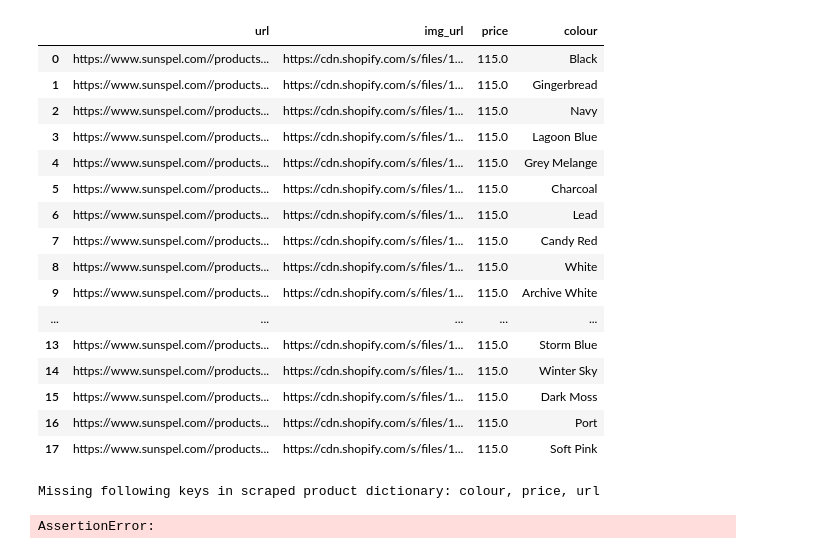
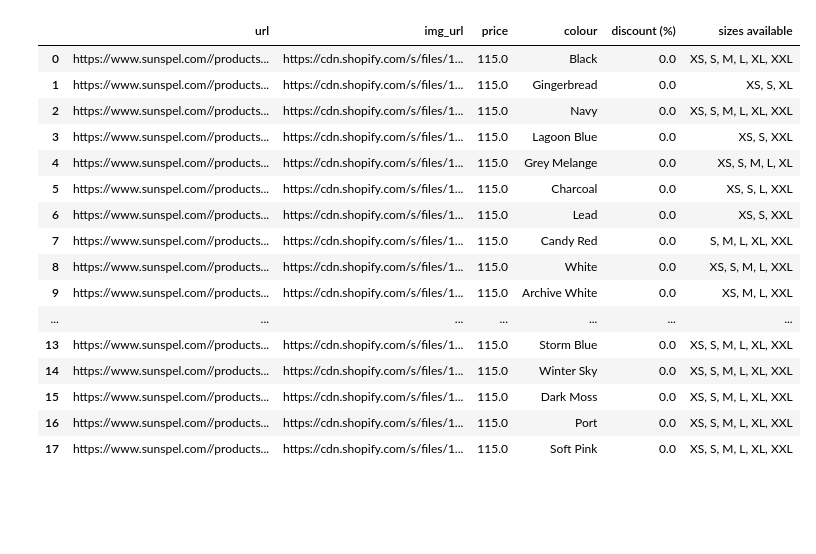
Before and after one commit to Blee1077/sunspel-discount-notifier, a Jupyter notebook: debug.ipynb, the cells around one changed output. Cells and saved outputs as stored; diff of their text form; code cells hidden in the pictures; blank space fills up the shorter version.

Commit message:
Fixed available sizes not being scraped

```diff
--- a/debug.ipynb
+++ b/debug.ipynb
@@ -43,7 +116,14 @@ except Exception as e:
     raise e
 
 try:
-    prod_img_url = ('https:' + product_list[0].find('div', class_='prd-Card_Image').find('div', class_='rsp-Image').find('img', class_='rsp-Image_Image')['src']).split('?')[0]
+    prod_img_url = (
+        'https:' + (
+            product_list[0]
+            .find('div', class_='prd-Card_Image')
+            .find('div', class_='rsp-Image')
+            .find('img', class_='rsp-Image_Image')['src']
+            )
+        ).split('?')[0]
 except Exception as e:
     print("Unable to get product image URL from product HTML, web page has changed.")
     raise e
@@ -151,25 +193,29 @@ def convert_dict_to_dataframe(prod_dict: dict):
-# %%
-convert_dict_to_dataframe(prod_dict)
-# %% [output]
-|  | url | img_url | price | colour |
-| 0 | https://www.sunspel.com//products... | https://cdn.shopify.com/s/files/1... | 115.0 | Black |
-| 1 | https://www.sunspel.com//products... | https://cdn.shopify.com/s/files/1... | 115.0 | Gingerbread |
-| 2 | https://www.sunspel.com//products... | https://cdn.shopify.com/s/files/1... | 115.0 | Navy |
-| 3 | https://www.sunspel.com//products... | https://cdn.shopify.com/s/files/1... | 115.0 | Lagoon Blue |
-| 4 | https://www.sunspel.com//products... | https://cdn.shopify.com/s/files/1... | 115.0 | Grey Melange |
-| 5 | https://www.sunspel.com//products... | https://cdn.shopify.com/s/files/1... | 115.0 | Charcoal |
-| 6 | https://www.sunspel.com//products... | https://cdn.shopify.com/s/files/1... | 115.0 | Lead |
-| 7 | https://www.sunspel.com//products... | https://cdn.shopify.com/s/files/1... | 115.0 | Candy Red |
-| 8 | https://www.sunspel.com//products... | https://cdn.shopify.com/s/files/1... | 115.0 | White |
-| 9 | https://www.sunspel.com//products... | https://cdn.shopify.com/s/files/1... | 115.0 | Archive White |
-| ... | ... | ... | ... | ... |
-| 13 | https://www.sunspel.com//products... | https://cdn.shopify.com/s/files/1... | 115.0 | Storm Blue |
-| 14 | https://www.sunspel.com//products... | https://cdn.shopify.com/s/files/1... | 115.0 | Winter Sky |
-| 15 | https://www.sunspel.com//products... | https://cdn.shopify.com/s/files/1... | 115.0 | Dark Moss |
-| 16 | https://www.sunspel.com//products... | https://cdn.shopify.com/s/files/1... | 115.0 | Port |
-| 17 | https://www.sunspel.com//products... | https://cdn.shopify.com/s/files/1... | 115.0 | Soft Pink |
-# %%
-convert_dict_to_dataframe(prod_dict)
-# %% [output]
-Missing following keys in scraped product dictionary: colour, price, url
-AssertionError:
+# %%
+# Convert product dictionary into dataframe
+df = convert_dict_to_dataframe(prod_dict)
+
+# Calculate discount
+df['discount (%)'] = (100 * (1- (df['price'] / df['price'].max()))).round(2)
+
+# Get sizes in-stock for each product
+df['sizes available'] = df['url'].apply(lambda x: ', '.join(size_availability(x)))
+# %%
+df
+# %% [output]
+|  | url | img_url | price | colour | discount (%) | sizes available |
+| 0 | https://www.sunspel.com//products... | https://cdn.shopify.com/s/files/1... | 115.0 | Black | 0.0 | XS, S, M, L, XL, XXL |
+| 1 | https://www.sunspel.com//products... | https://cdn.shopify.com/s/files/1... | 115.0 | Gingerbread | 0.0 | XS, S, XL |
+| 2 | https://www.sunspel.com//products... | https://cdn.shopify.com/s/files/1... | 115.0 | Navy | 0.0 | XS, S, M, L, XL, XXL |
+| 3 | https://www.sunspel.com//products... | https://cdn.shopify.com/s/files/1... | 115.0 | Lagoon Blue | 0.0 | XS, S, XXL |
+| 4 | https://www.sunspel.com//products... | https://cdn.shopify.com/s/files/1... | 115.0 | Grey Melange | 0.0 | XS, S, M, L, XL |
+| 5 | https://www.sunspel.com//products... | https://cdn.shopify.com/s/files/1... | 115.0 | Charcoal | 0.0 | XS, S, L, XXL |
+| 6 | https://www.sunspel.com//products... | https://cdn.shopify.com/s/files/1... | 115.0 | Lead | 0.0 | XS, S, XXL |
+| 7 | https://www.sunspel.com//products... | https://cdn.shopify.com/s/files/1... | 115.0 | Candy Red | 0.0 | S, M, L, XL, XXL |
+| 8 | https://www.sunspel.com//products... | https://cdn.shopify.com/s/files/1... | 115.0 | White | 0.0 | XS, S, M, L, XXL |
+| 9 | https://www.sunspel.com//products... | https://cdn.shopify.com/s/files/1... | 115.0 | Archive White | 0.0 | XS, M, L, XXL |
+| ... | ... | ... | ... | ... | ... | ... |
+| 13 | https://www.sunspel.com//products... | https://cdn.shopify.com/s/files/1... | 115.0 | Storm Blue | 0.0 | XS, S, M, L, XL, XXL |
+| 14 | https://www.sunspel.com//products... | https://cdn.shopify.com/s/files/1... | 115.0 | Winter Sky | 0.0 | XS, S, M, L, XL, XXL |
+| 15 | https://www.sunspel.com//products... | https://cdn.shopify.com/s/files/1... | 115.0 | Dark Moss | 0.0 | XS, S, M, L, XL, XXL |
+| 16 | https://www.sunspel.com//products... | https://cdn.shopify.com/s/files/1... | 115.0 | Port | 0.0 | XS, S, M, L, XL, XXL |
+| 17 | https://www.sunspel.com//products... | https://cdn.shopify.com/s/files/1... | 115.0 | Soft Pink | 0.0 | XS, S, M, L, XL, XXL |
```
Also changed, not shown: parts of 7 cells of this notebook, 2 other files.
